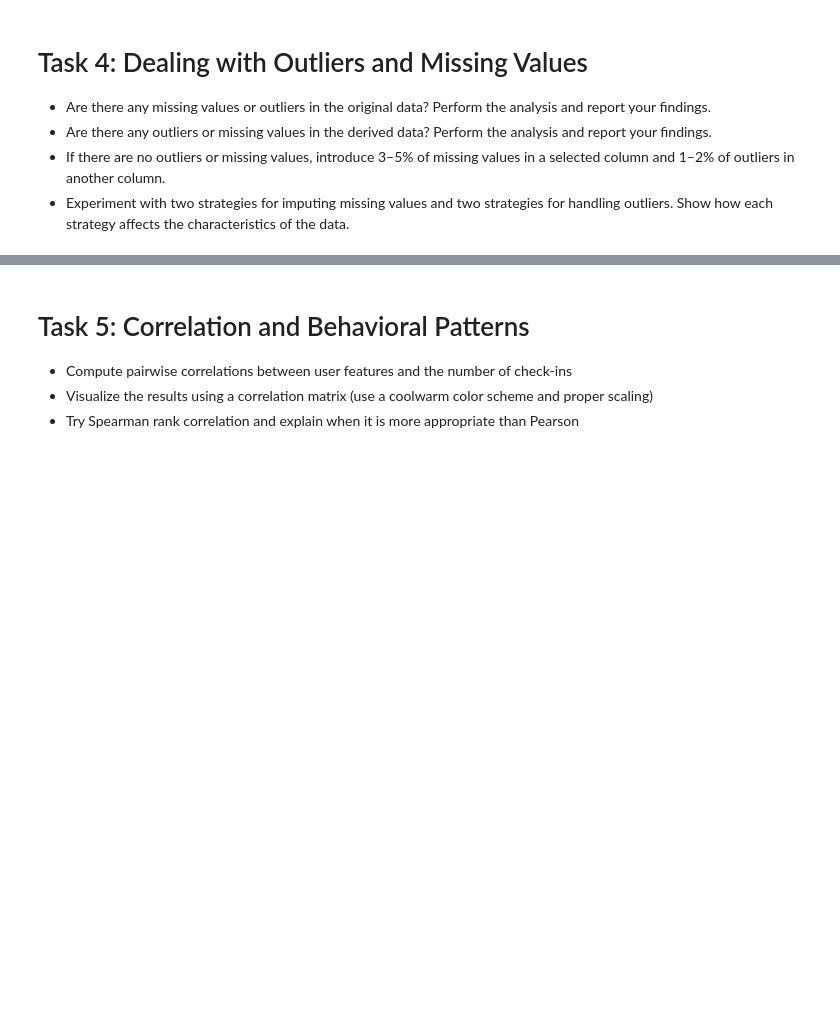
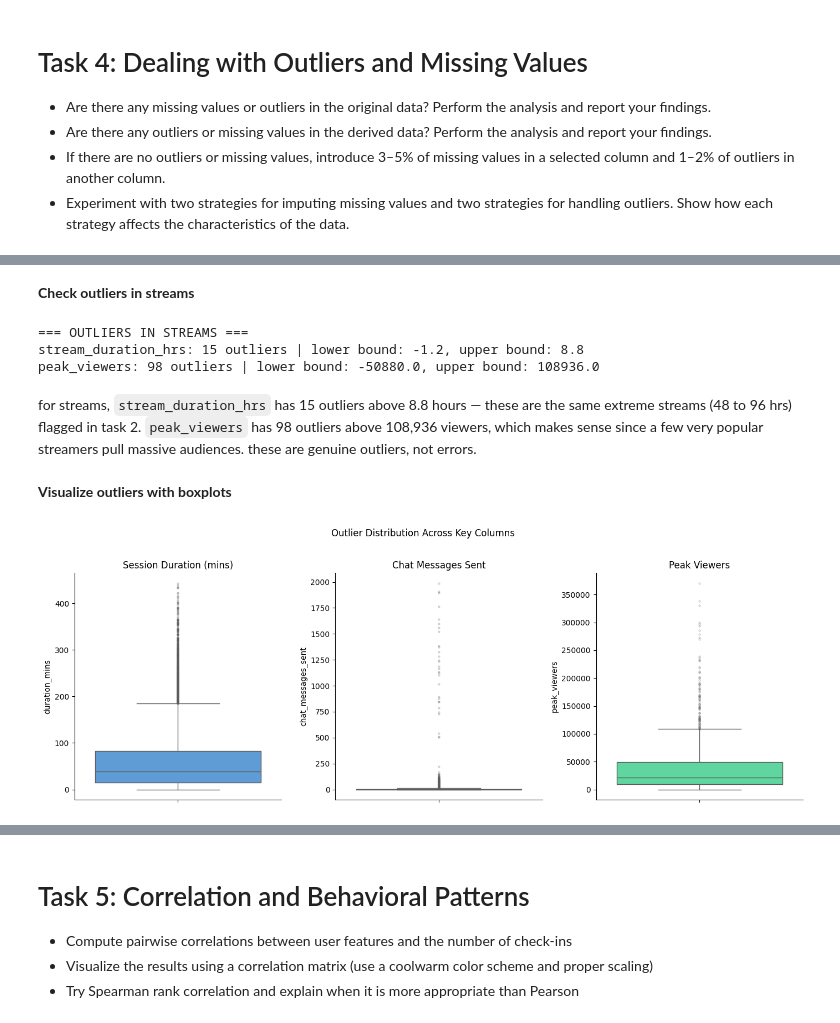
Before and after one commit to MSagri05/Assignment1-Exploratory-Data-Analysis, a Jupyter notebook: IAT461_Assignment01_Scaffold.ipynb, the cells around one changed output, grey strips where cells are left out. Saved outputs shown, nothing was run; the diff lists cells and outputs as text; code cells hidden in the pictures; blank space fills up the shorter version.

Commit message:
task 4

```diff
--- a/IAT461_Assignment01_Scaffold.ipynb
+++ b/IAT461_Assignment01_Scaffold.ipynb
@@ -766,0 +835,39 @@ in task 3 i explored viewer and stream characteristics through descriptive stati
+# %% [markdown]
+**Check outliers in streams**
+# %%
+print("=== OUTLIERS IN STREAMS ===")
+stream_dur_out = iqr_outliers(streams, "stream_duration_hrs")
+peak_out = iqr_outliers(streams, "peak_viewers")
+# %% [output]
+=== OUTLIERS IN STREAMS ===
+stream_duration_hrs: 15 outliers | lower bound: -1.2, upper bound: 8.8
+peak_viewers: 98 outliers | lower bound: -50880.0, upper bound: 108936.0
+# %% [markdown]
+for streams, `stream_duration_hrs` has 15 outliers above 8.8 hours — these are the same extreme streams (48 to 96 hrs) flagged in task 2. `peak_viewers` has 98 outliers above 108,936 viewers, which makes sense since a few very popular streamers pull massive audiences. these are genuine outliers, not errors.
+# %% [markdown]
+**Visualize outliers with boxplots**
+# %%
+# Boxplots to visualize outlier distribution
+fig, axes = plt.subplots(1, 3, figsize=(14, 5))
+
+sns.boxplot(data=sessions, y="duration_mins", ax=axes[0], color="#4C9BE8",
+            flierprops=dict(marker='o', markersize=2, alpha=0.3))
+axes[0].set_title("Session Duration (mins)")
+axes[0].set_xlabel("")
+
+sns.boxplot(data=sessions, y="chat_messages_sent", ax=axes[1], color="#E87B4C",
+            flierprops=dict(marker='o', markersize=2, alpha=0.3))
+axes[1].set_title("Chat Messages Sent")
+axes[1].set_xlabel("")
+
+sns.boxplot(data=streams, y="peak_viewers", ax=axes[2], color="#4CE8A0",
+            flierprops=dict(marker='o', markersize=2, alpha=0.3))
+axes[2].set_title("Peak Viewers")
+axes[2].set_xlabel("")
+
+sns.despine()
+plt.suptitle("Outlier Distribution Across Key Columns", y=1.02)
+plt.tight_layout()
+plt.show()
+# %% [output]
+[figure, added]
```
Also changed, not shown: parts of 36 cells of this notebook.
